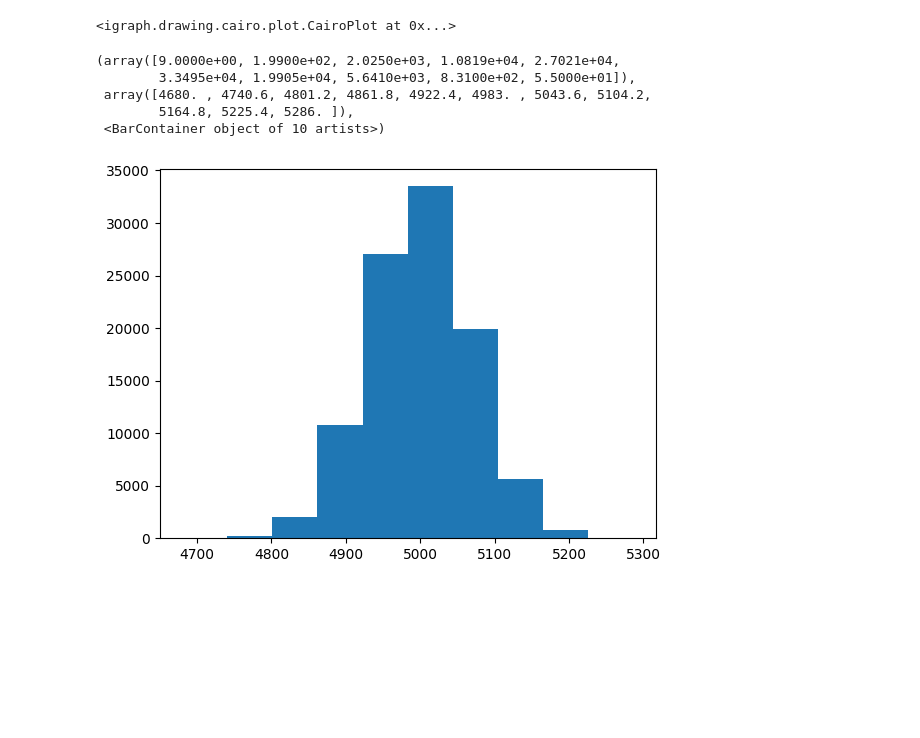
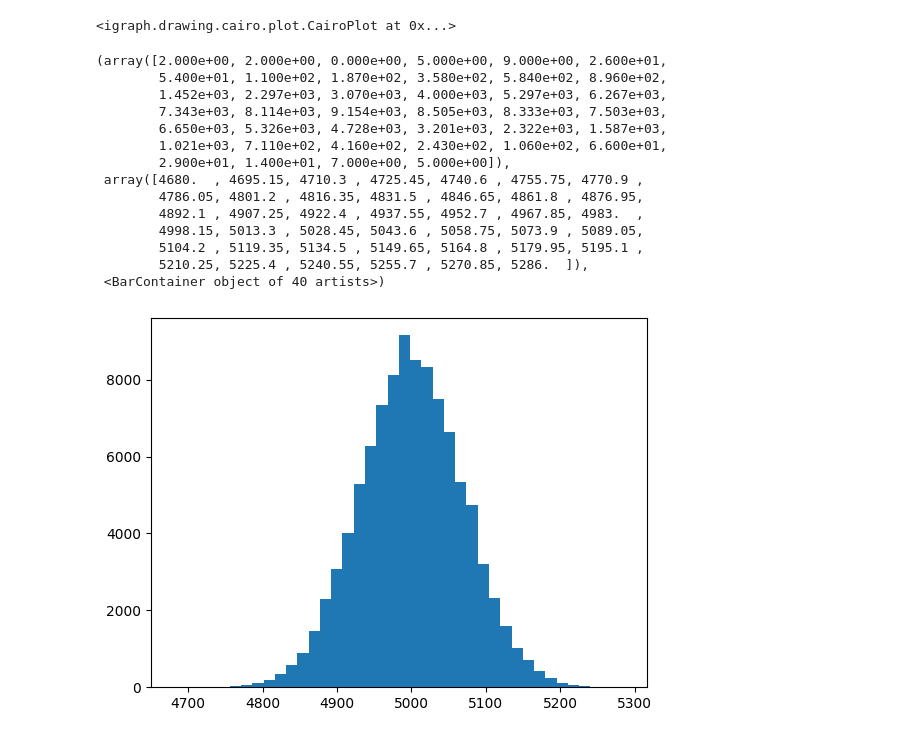
Before and after one commit to cagnol/ST2-Graphs-2024, a Jupyter notebook: notebook.ipynb, the cells around one changed output. Drawn from its saved outputs; the diff is of its cells as text; code cells hidden in the pictures; blank space fills up the shorter version.

```diff
--- a/notebook.ipynb
+++ b/notebook.ipynb
@@ -82,11 +82,20 @@ ig.plot(g2,bbox=(200,200),layout='circle',vertex_label=range(N))
 g3 = ig.Graph.Erdos_Renyi(100000,0.05)
 #ig.plot(g3,bbox=(300,300))
 # %%
-plt.hist(g3.degree())
+plt.hist(g3.degree(),bins=40)
 # %% [output]
-(array([9.0000e+00, 1.9900e+02, 2.0250e+03, 1.0819e+04, 2.7021e+04,
-        3.3495e+04, 1.9905e+04, 5.6410e+03, 8.3100e+02, 5.5000e+01]),
- array([4680. , 4740.6, 4801.2, 4861.8, 4922.4, 4983. , 5043.6, 5104.2,
-        5164.8, 5225.4, 5286. ]),
- <BarContainer object of 10 artists>)
+(array([2.000e+00, 2.000e+00, 0.000e+00, 5.000e+00, 9.000e+00, 2.600e+01,
+        5.400e+01, 1.100e+02, 1.870e+02, 3.580e+02, 5.840e+02, 8.960e+02,
+        1.452e+03, 2.297e+03, 3.070e+03, 4.000e+03, 5.297e+03, 6.267e+03,
+        7.343e+03, 8.114e+03, 9.154e+03, 8.505e+03, 8.333e+03, 7.503e+03,
+        6.650e+03, 5.326e+03, 4.728e+03, 3.201e+03, 2.322e+03, 1.587e+03,
+        1.021e+03, 7.110e+02, 4.160e+02, 2.430e+02, 1.060e+02, 6.600e+01,
+        2.900e+01, 1.400e+01, 7.000e+00, 5.000e+00]),
+ array([4680.  , 4695.15, 4710.3 , 4725.45, 4740.6 , 4755.75, 4770.9 ,
+        4786.05, 4801.2 , 4816.35, 4831.5 , 4846.65, 4861.8 , 4876.95,
+        4892.1 , 4907.25, 4922.4 , 4937.55, 4952.7 , 4967.85, 4983.  ,
+        4998.15, 5013.3 , 5028.45, 5043.6 , 5058.75, 5073.9 , 5089.05,
+        5104.2 , 5119.35, 5134.5 , 5149.65, 5164.8 , 5179.95, 5195.1 ,
+        5210.25, 5225.4 , 5240.55, 5255.7 , 5270.85, 5286.  ]),
+ <BarContainer object of 40 artists>)
-[figure, old version]
+[figure, new version]
```
